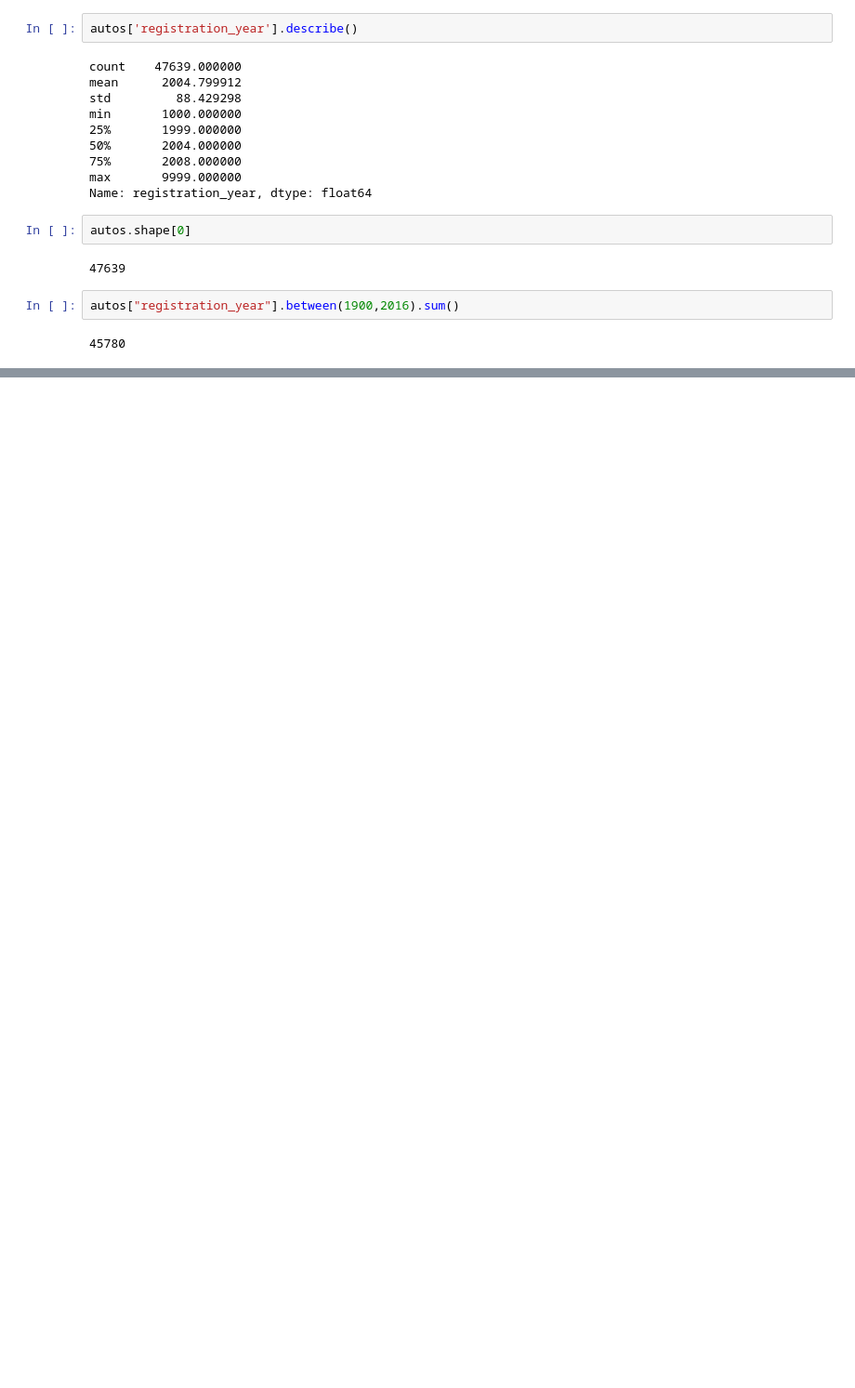
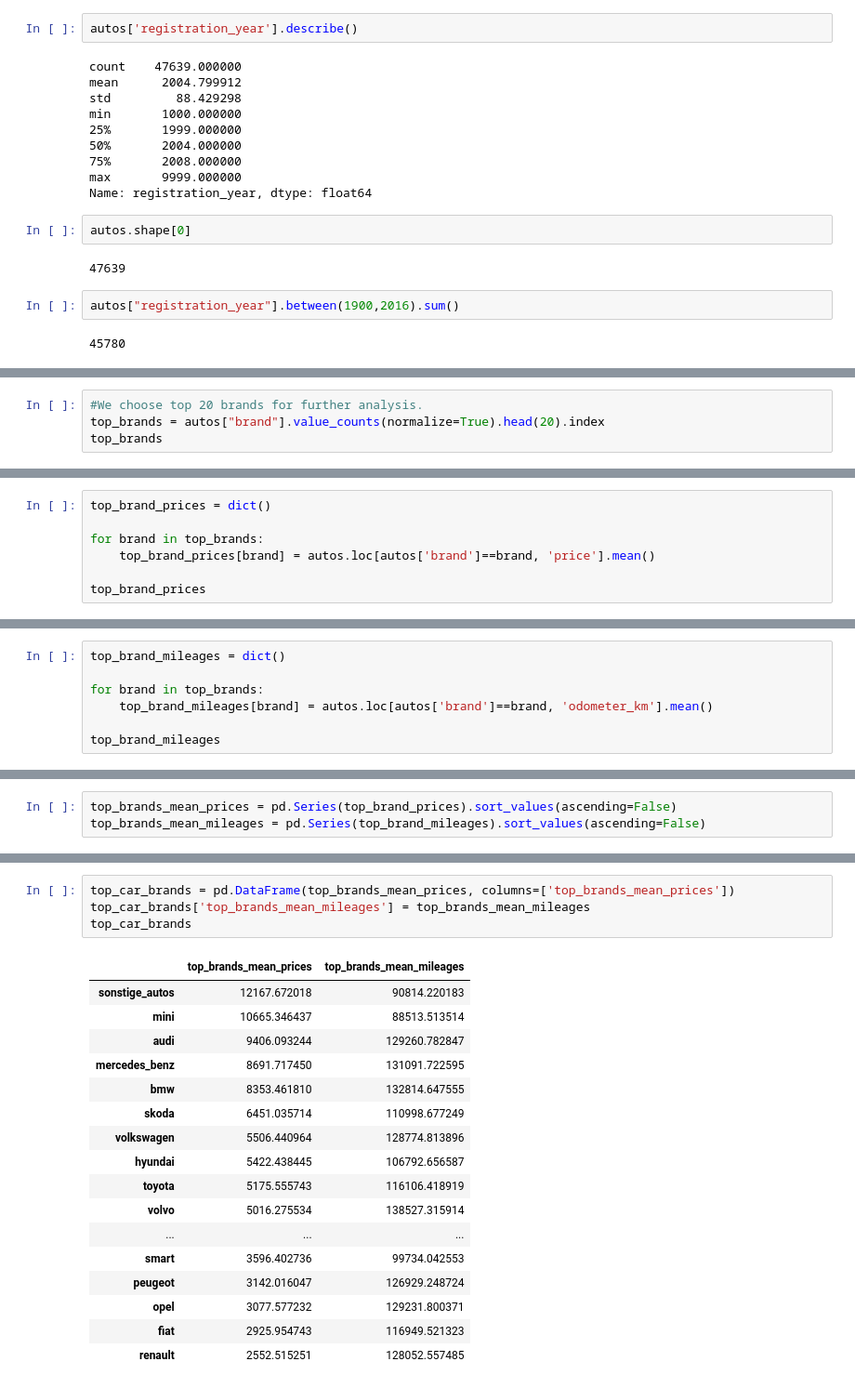
Before and after one commit to rabobahago/data_analytics_projects, a Jupyter notebook: exploring_eBay_car_sales_data/main.ipynb, the cells around one changed output, grey strips where cells are left out. Shown at 93% size. Cells and saved outputs as stored; diff of their text form; blank space fills up the shorter version.

Commit message:
Exploring brand column implemented

```diff
--- a/exploring_eBay_car_sales_data/main.ipynb
+++ b/exploring_eBay_car_sales_data/main.ipynb
@@ -367,0 +412,4 @@ autos["registration_year"].between(1900,2016).sum()
+# %%
+#We choose top 20 brands for further analysis.
+top_brands = autos["brand"].value_counts(normalize=True).head(20).index
+top_brands
@@ -367,0 +421,7 @@ autos["registration_year"].between(1900,2016).sum()
+# %%
+top_brand_prices = dict()
+
+for brand in top_brands:
+    top_brand_prices[brand] = autos.loc[autos['brand']==brand, 'price'].mean()
+
+top_brand_prices
@@ -367,0 +453,7 @@ autos["registration_year"].between(1900,2016).sum()
+# %%
+top_brand_mileages = dict()
+
+for brand in top_brands:
+    top_brand_mileages[brand] = autos.loc[autos['brand']==brand, 'odometer_km'].mean()
+
+top_brand_mileages
@@ -367,0 +483,3 @@ autos["registration_year"].between(1900,2016).sum()
+# %%
+top_brands_mean_prices = pd.Series(top_brand_prices).sort_values(ascending=False)
+top_brands_mean_mileages = pd.Series(top_brand_mileages).sort_values(ascending=False)
@@ -367,0 +526,22 @@ autos["registration_year"].between(1900,2016).sum()
+# %%
+top_car_brands = pd.DataFrame(top_brands_mean_prices, columns=['top_brands_mean_prices'])
+top_car_brands['top_brands_mean_mileages'] = top_brands_mean_mileages
+top_car_brands
+# %% [output]
+|  | top_brands_mean_prices | top_brands_mean_mileages |
+| sonstige_autos | 12167.672018 | 90814.220183 |
+| mini | 10665.346437 | 88513.513514 |
+| audi | 9406.093244 | 129260.782847 |
+| mercedes_benz | 8691.717450 | 131091.722595 |
+| bmw | 8353.461810 | 132814.647555 |
+| skoda | 6451.035714 | 110998.677249 |
+| volkswagen | 5506.440964 | 128774.813896 |
+| hyundai | 5422.438445 | 106792.656587 |
+| toyota | 5175.555743 | 116106.418919 |
+| volvo | 5016.275534 | 138527.315914 |
+| ... | ... | ... |
+| smart | 3596.402736 | 99734.042553 |
+| peugeot | 3142.016047 | 126929.248724 |
+| opel | 3077.577232 | 129231.800371 |
+| fiat | 2925.954743 | 116949.521323 |
+| renault | 2552.515251 | 128052.557485 |
```
Also changed, not shown: parts of 12 cells of this notebook.
